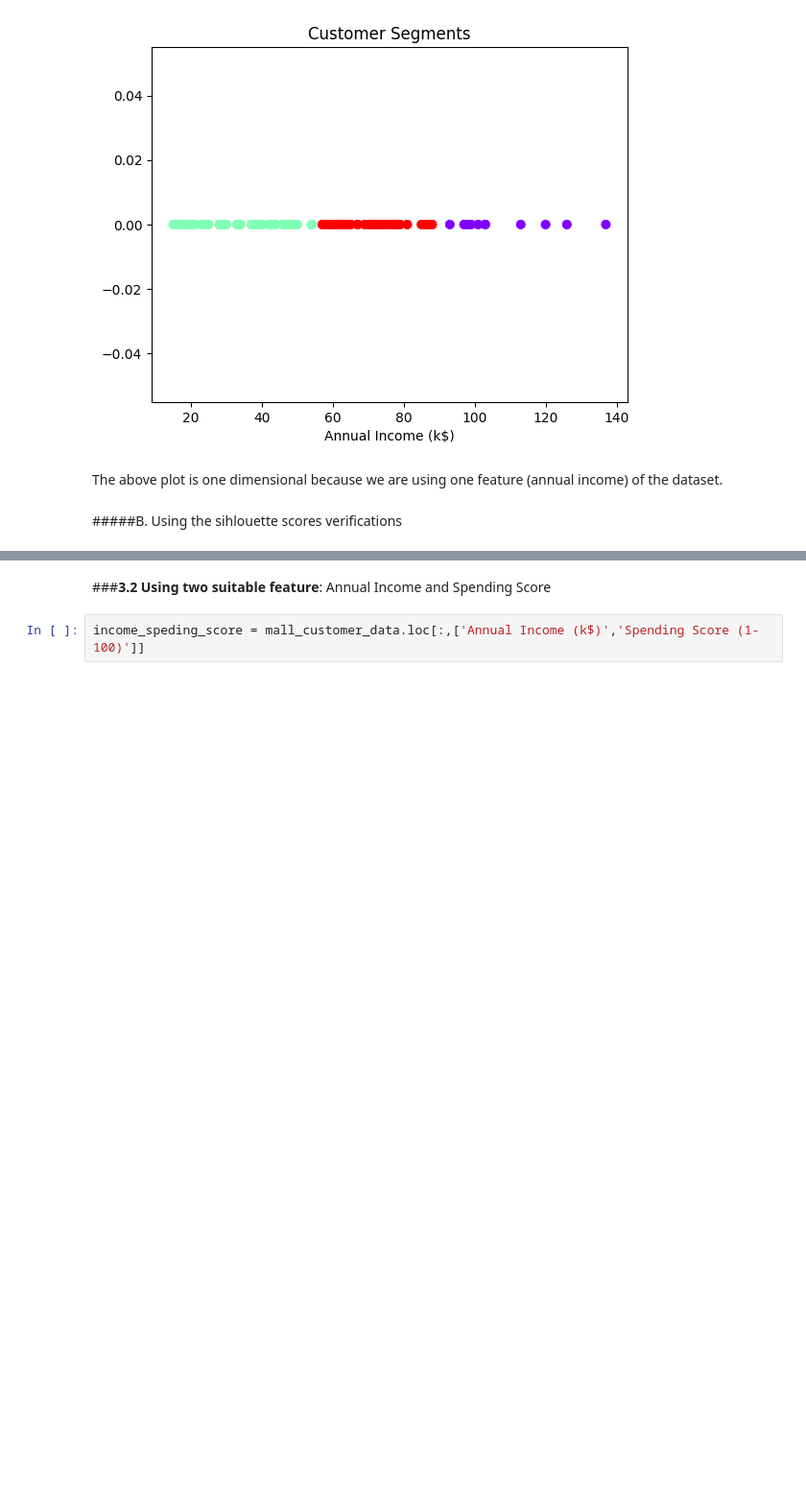
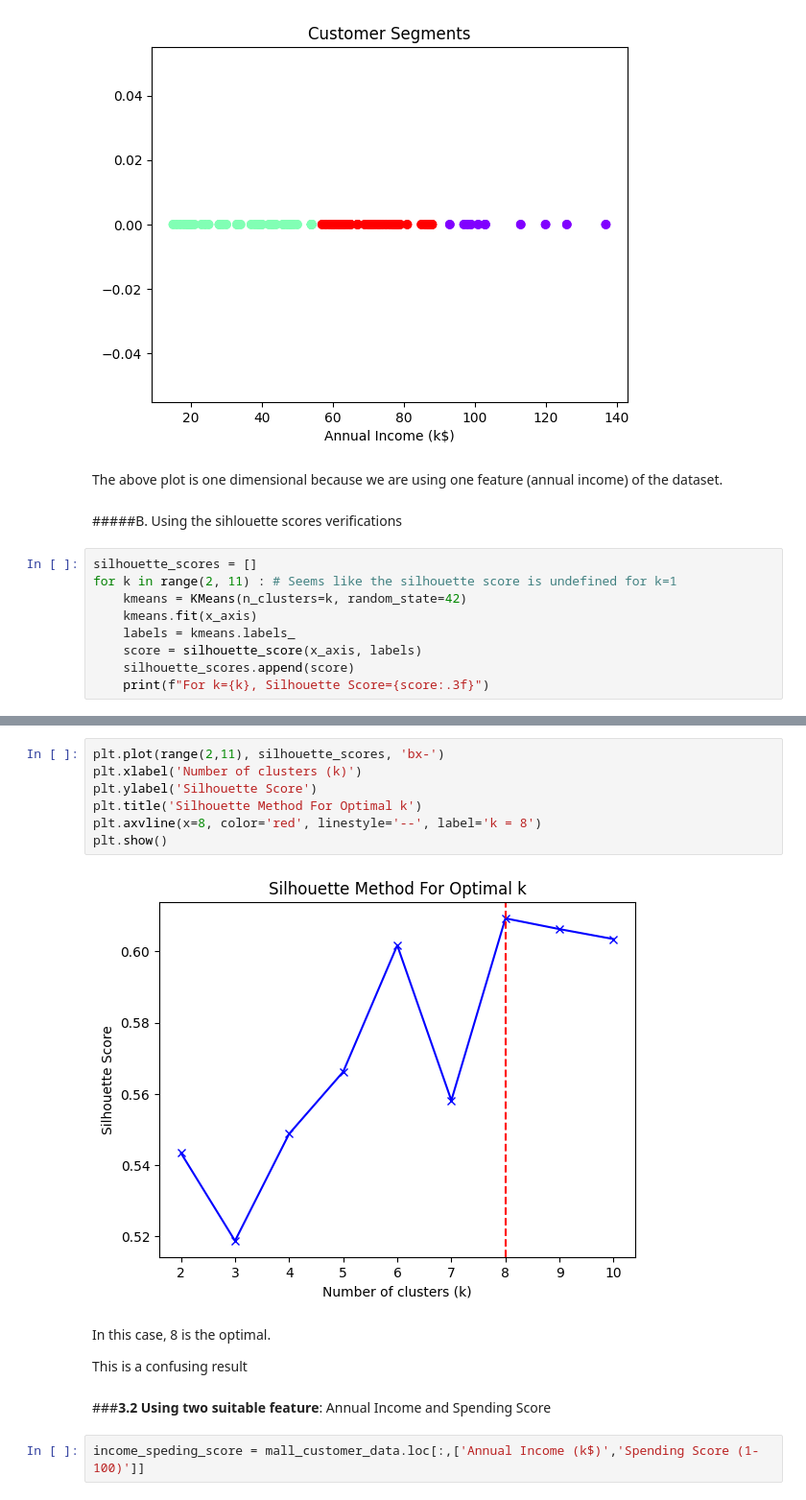
Before and after one commit to DanKas3009/AI-Coursework-2025, a Jupyter notebook: Assignment-6/clustering.ipynb, the cells around one changed output, grey strips where cells are left out. Shown: that part at 96% size. Drawn from its saved outputs; the diff is of its cells as text; blank space fills up the shorter version.

```diff
--- a/Assignment-6/clustering.ipynb
+++ b/Assignment-6/clustering.ipynb
@@ -173,3 +174,12 @@ plt.show()
 The above plot is one dimensional because we are using one feature (annual income) of the dataset.
 # %% [markdown]
 #####B. Using the sihlouette scores verifications
+# %%
+silhouette_scores = []
+for k in range(2, 11) : # Seems like the silhouette score is undefined for k=1
+    kmeans = KMeans(n_clusters=k, random_state=42)
+    kmeans.fit(x_axis)
+    labels = kmeans.labels_
+    score = silhouette_score(x_axis, labels)
+    silhouette_scores.append(score)
+    print(f"For k={k}, Silhouette Score={score:.3f}")
@@ -176,3 +196,16 @@ The above plot is one dimensional because we are using one feature (annual incom
+# %%
+plt.plot(range(2,11), silhouette_scores, 'bx-')
+plt.xlabel('Number of clusters (k)')
+plt.ylabel('Silhouette Score')
+plt.title('Silhouette Method For Optimal k')
+plt.axvline(x=8, color='red', linestyle='--', label='k = 8')
+plt.show()
+# %% [output]
+[figure, added]
+# %% [markdown]
+In this case, 8 is the optimal.
+
+This is a confusing result
 # %% [markdown]
 ###**3.2 Using two suitable feature**: Annual Income and Spending Score
 # %%
```
Also changed, not shown: parts of 6 cells of this notebook.
